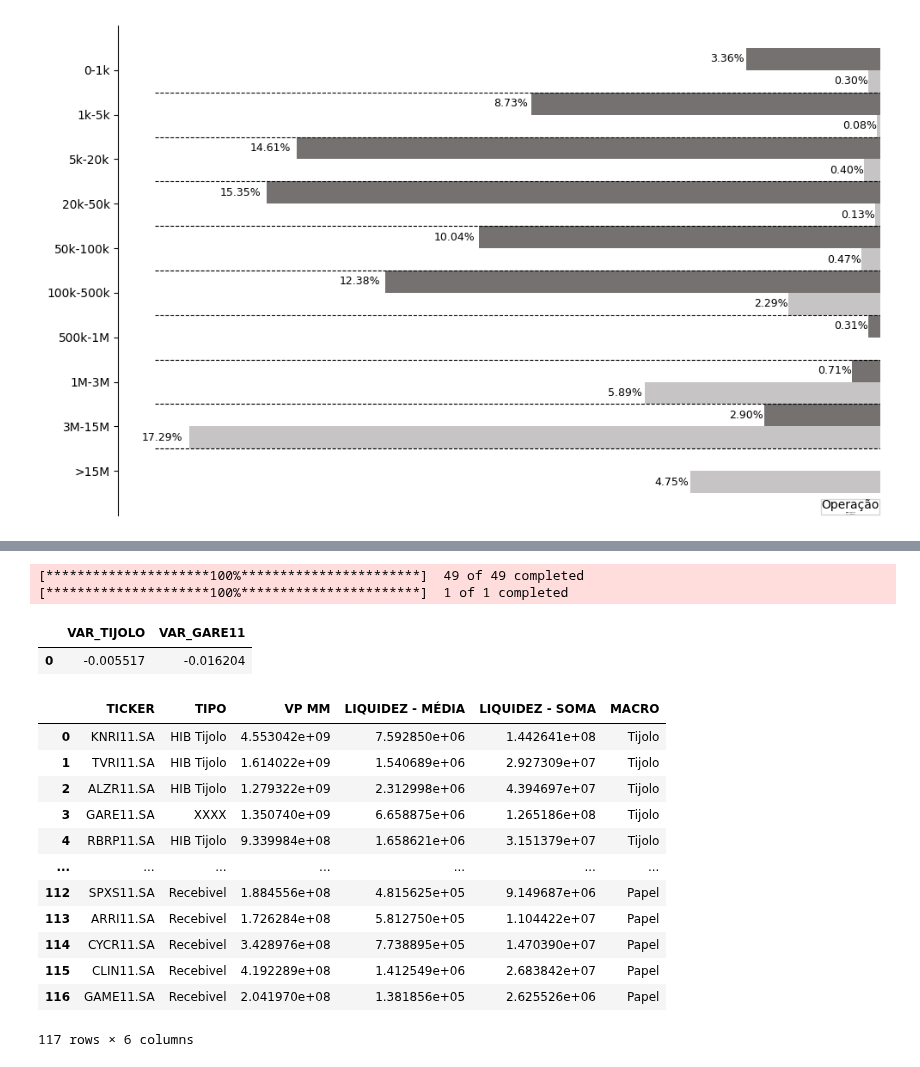
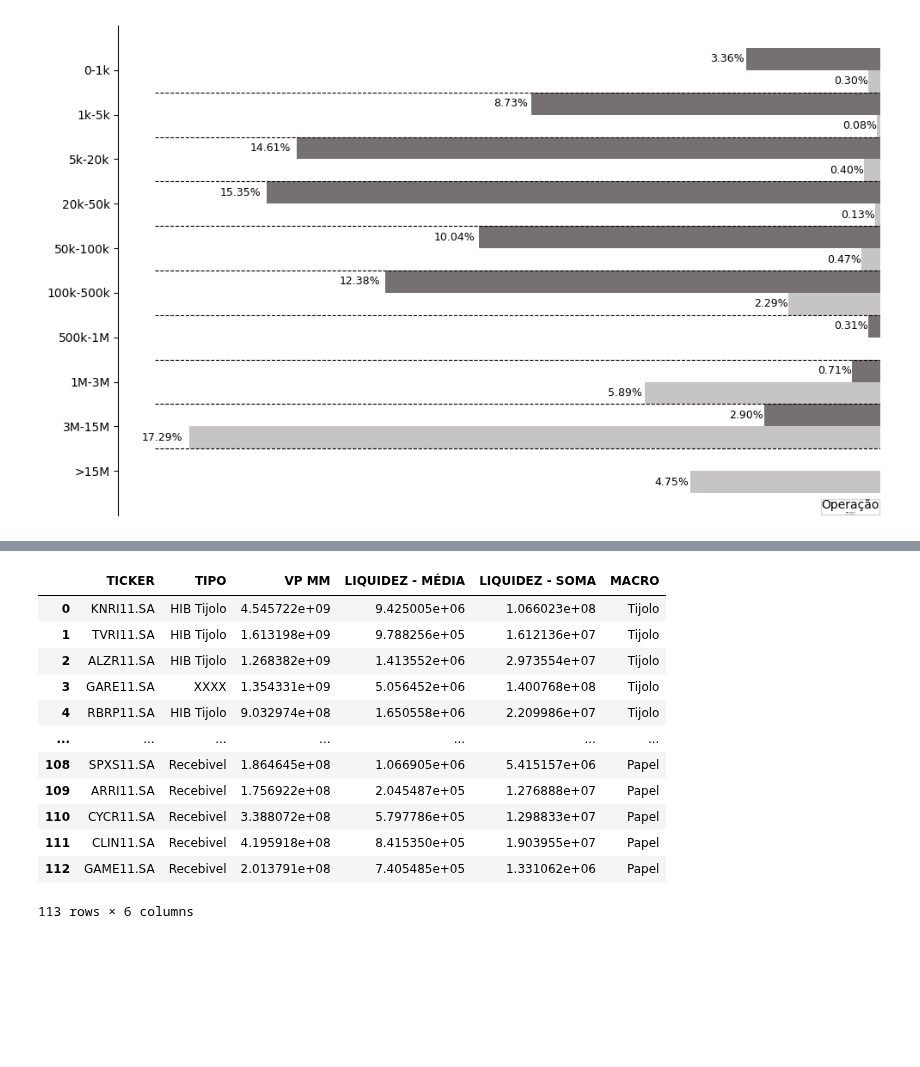
Before and after one commit to LucasFranco-guardian/Relat-rios-Passivo, a Jupyter notebook: MonthXWeek_GARE.ipynb, the cells around one changed output, grey strips where cells are left out. Drawn from its saved outputs; the diff is of its cells as text; code cells hidden in the pictures; blank space fills up the shorter version.

```diff
--- a/MonthXWeek_GARE.ipynb
+++ b/MonthXWeek_GARE.ipynb
@@ -393,64 +393,32 @@ def tijolo_papel(x):
         return "Tijolo"
     else:
         return "Tijolo"
-
-data_inicial = '2024-12-02'
-data_final = '2024-12-31'
-
-tab_cotacoes = yf.download(fundos, data_inicial, data_final)['Close']
-tab_cotacoes= tab_cotacoes.round(2)
-tab_cotacoes.index = pd.to_datetime(tab_cotacoes.index)
-
-tab_gare11 = yf.download(gare11, data_inicial, data_final)['Close']
-tab_gare11 = tab_gare11.round(2)
-tab_gare11.index = pd.to_datetime(tab_gare11.index)
-
-var_mensal = (tab_cotacoes.loc['2024-12-30'] - tab_cotacoes.loc['2024-12-02'])/tab_cotacoes.loc['2024-12-02']
-var_gare11 = (tab_gare11.loc['2024-12-30'] - tab_gare11.loc['2024-12-02'])/tab_gare11.loc['2024-12-02']
-
-tab_mensal = pd.DataFrame(var_mensal)
-tab_mensal = tab_mensal.rename(columns={0:'VARIAÇÃO'})
-
-df_gare11 = pd.DataFrame(var_gare11)
-df_gare11 = df_gare11.rename(columns = {0:'VARIAÇÃO'})
-
-media_tijolo = (tab_mensal['VARIAÇÃO'].mean())
-definitivo_gare11 = (df_gare11['VARIAÇÃO'].mean())
-
-consolidado = {'VAR_TIJOLO':[media_tijolo], 'VAR_GARE11':[definitivo_gare11]}
-df_tijoloxgare11 = pd.DataFrame(consolidado)
-df_tijoloxgare11
-# %% [output]
-[*********************100%***********************]  49 of 49 completed
-[*********************100%***********************]  1 of 1 completed
-|  | VAR_TIJOLO | VAR_GARE11 |
-| 0 | -0.005517 | -0.016204 |
 # %%
 base_ativos = pd.read_excel('Base_ativos.xlsx')
 pd.options.display.float_format
-base_ativos = base_ativos.drop(columns = ['SUP', 'COTISTAS', 'COTAS', 'DIV Y1', 'DIV Y12', 'COTA 2024', 'COTA 2023'])
+base_ativos = base_ativos.drop(columns = ['SUP', 'COTISTAS', 'COTAS', 'DIV Y1', 'DIV Y12'])
 #base_ativos['VP MM'] = base_ativos['VP MM'].apply(lambda x: "{:,.0f}".format(x))
 #base_ativos['LIQUIDEZ - MÉDIA'] = base_ativos['LIQUIDEZ - MÉDIA'].apply(lambda x: "{:,.0f}".format(x))
 #base_ativos['LIQUIDEZ - SOMA'] = base_ativos['LIQUIDEZ - SOMA'].apply(lambda x: "{:,.0f}".format(x))
 base_ativos['MACRO'] = base_ativos['TIPO'].apply(tijolo_papel)
 
 base_tijolo = base_ativos.query('MACRO == "Tijolo"')
 
 base_ativos
 # %% [output]
 |  | TICKER | TIPO | VP MM | LIQUIDEZ - MÉDIA | LIQUIDEZ - SOMA | MACRO |
-| 0 | KNRI11.SA | HIB Tijolo | 4.553042e+09 | 7.592850e+06 | 1.442641e+08 | Tijolo |
-| 1 | TVRI11.SA | HIB Tijolo | 1.614022e+09 | 1.540689e+06 | 2.927309e+07 | Tijolo |
-| 2 | ALZR11.SA | HIB Tijolo | 1.279322e+09 | 2.312998e+06 | 4.394697e+07 | Tijolo |
-| 3 | GARE11.SA | XXXX | 1.350740e+09 | 6.658875e+06 | 1.265186e+08 | Tijolo |
-| 4 | RBRP11.SA | HIB Tijolo | 9.339984e+08 | 1.658621e+06 | 3.151379e+07 | Tijolo |
+| 0 | KNRI11.SA | HIB Tijolo | 4.545722e+09 | 9.425005e+06 | 1.066023e+08 | Tijolo |
+| 1 | TVRI11.SA | HIB Tijolo | 1.613198e+09 | 9.788256e+05 | 1.612136e+07 | Tijolo |
+| 2 | ALZR11.SA | HIB Tijolo | 1.268382e+09 | 1.413552e+06 | 2.973554e+07 | Tijolo |
+| 3 | GARE11.SA | XXXX | 1.354331e+09 | 5.056452e+06 | 1.400768e+08 | Tijolo |
+| 4 | RBRP11.SA | HIB Tijolo | 9.032974e+08 | 1.650558e+06 | 2.209986e+07 | Tijolo |
 | ... | ... | ... | ... | ... | ... | ... |
-| 112 | SPXS11.SA | Recebivel | 1.884556e+08 | 4.815625e+05 | 9.149687e+06 | Papel |
-| 113 | ARRI11.SA | Recebivel | 1.726284e+08 | 5.812750e+05 | 1.104422e+07 | Papel |
-| 114 | CYCR11.SA | Recebivel | 3.428976e+08 | 7.738895e+05 | 1.470390e+07 | Papel |
-| 115 | CLIN11.SA | Recebivel | 4.192289e+08 | 1.412549e+06 | 2.683842e+07 | Papel |
-| 116 | GAME11.SA | Recebivel | 2.041970e+08 | 1.381856e+05 | 2.625526e+06 | Papel |
+| 108 | SPXS11.SA | Recebivel | 1.864645e+08 | 1.066905e+06 | 5.415157e+06 | Papel |
+| 109 | ARRI11.SA | Recebivel | 1.756922e+08 | 2.045487e+05 | 1.276888e+07 | Papel |
+| 110 | CYCR11.SA | Recebivel | 3.388072e+08 | 5.797786e+05 | 1.298833e+07 | Papel |
+| 111 | CLIN11.SA | Recebivel | 4.195918e+08 | 8.415350e+05 | 1.903955e+07 | Papel |
+| 112 | GAME11.SA | Recebivel | 2.013791e+08 | 7.405485e+05 | 1.331062e+06 | Papel |
-117 rows × 6 columns
+113 rows × 6 columns
 # %%
 tic = 'TICKER'
 liq = 'LIQUIDEZ - MÉDIA'
```
Also changed, not shown: parts of 2 cells of this notebook, 2 other files.
